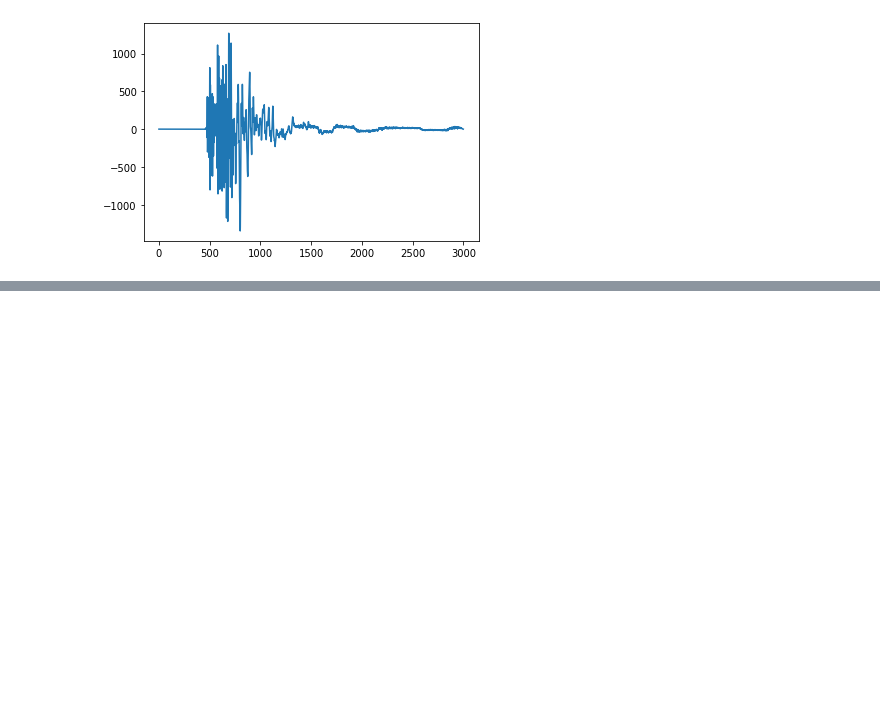
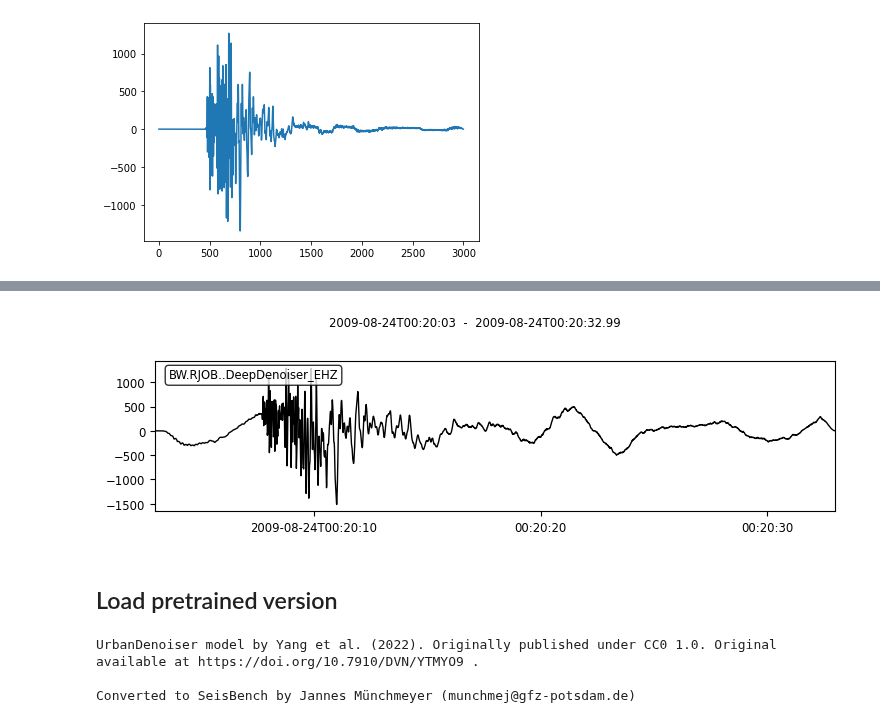
Before and after one commit to seisbench/seisbench, a Jupyter notebook: contrib/model_conversion/deepdenoiser_conversion.ipynb, the cells around one changed output, grey strips where cells are left out. Saved outputs shown, nothing was run; the diff lists cells and outputs as text; code cells hidden in the pictures; blank space fills up the shorter version.

Commit message:
Added conversion for UrbanDenoiser

```diff
--- a/contrib/model_conversion/deepdenoiser_conversion.ipynb
+++ b/contrib/model_conversion/deepdenoiser_conversion.ipynb
@@ -461,0 +469,16 @@ ax.plot(denoised_data[0, :, 0] + 2000)
+# %%
+model.annotate(stream[:1]).plot();
+# %% [output]
+[figure, added]
+# %% [markdown]
+## Load pretrained version
+# %%
+from seisbench.models import DeepDenoiser
+
+model = DeepDenoiser.from_pretrained("urban")
+# model = DeepDenoiser.from_pretrained("original")
+print(model.weights_docstring)
+# %% [output]
+UrbanDenoiser model by Yang et al. (2022). Originally published under CC0 1.0. Original available at https://doi.org/10.7910/DVN/YTMYO9 .
+
+Converted to SeisBench by Jannes Münchmeyer (munchmej@gfz-potsdam.de)
```
Also changed, not shown: parts of 15 cells of this notebook.
